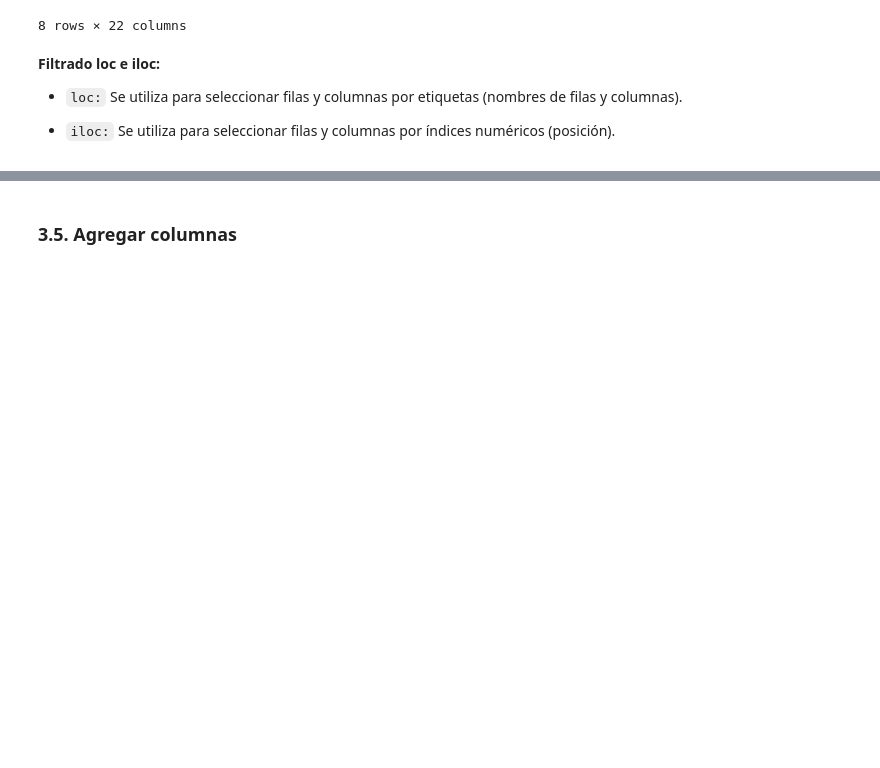
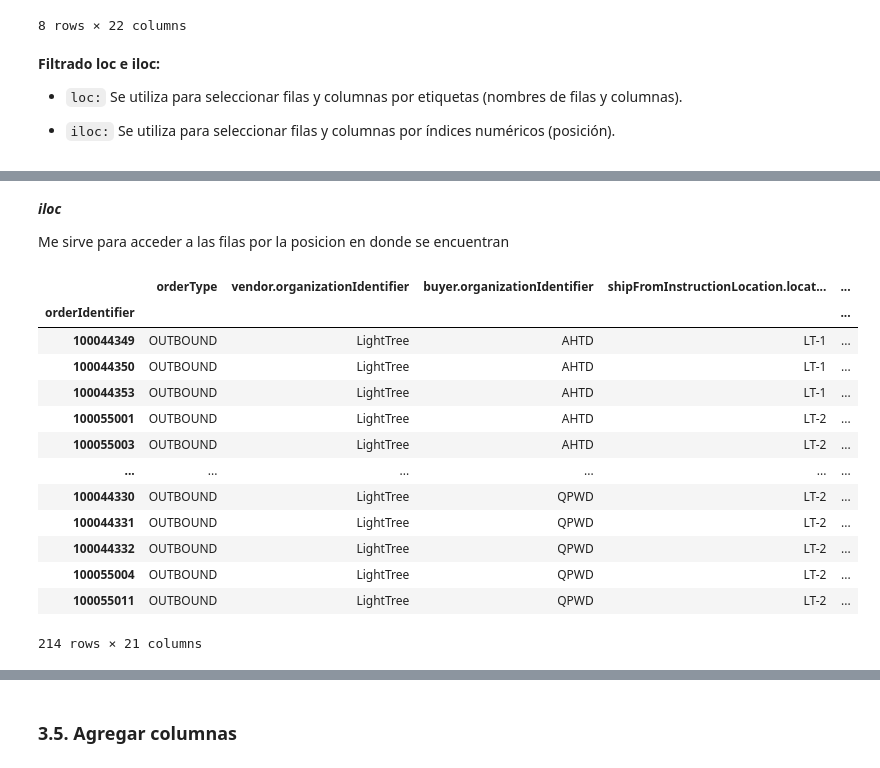
Before and after one commit to cdsaineac/Bootcamp-DS-202604, a Jupyter notebook: Clase 05 - Pandas/intro_pandas.ipynb, the cells around one changed output, grey strips where cells are left out. Cells and saved outputs as stored; diff of their text form; code cells hidden in the pictures; blank space fills up the shorter version.

```diff
--- a/Clase 05 - Pandas/intro_pandas.ipynb
+++ b/Clase 05 - Pandas/intro_pandas.ipynb
@@ -232,0 +326,23 @@ ___iloc___
+# %% [markdown]
+___iloc___
+
+Me sirve para acceder a las filas por la posicion en donde se encuentran
+# %%
+datos_excel.set_index('orderIdentifier', inplace=True)
+# %%
+datos_excel
+# %% [output]
+|  | orderType | vendor.organizationIdentifier | buyer.organizationIdentifier | shipFromInstructionLocation.locat... | ... |
+| orderIdentifier |  |  |  |  | ... |
+| 100044349 | OUTBOUND | LightTree | AHTD | LT-1 | ... |
+| 100044350 | OUTBOUND | LightTree | AHTD | LT-1 | ... |
+| 100044353 | OUTBOUND | LightTree | AHTD | LT-1 | ... |
+| 100055001 | OUTBOUND | LightTree | AHTD | LT-2 | ... |
+| 100055003 | OUTBOUND | LightTree | AHTD | LT-2 | ... |
+| ... | ... | ... | ... | ... | ... |
+| 100044330 | OUTBOUND | LightTree | QPWD | LT-2 | ... |
+| 100044331 | OUTBOUND | LightTree | QPWD | LT-2 | ... |
+| 100044332 | OUTBOUND | LightTree | QPWD | LT-2 | ... |
+| 100055004 | OUTBOUND | LightTree | QPWD | LT-2 | ... |
+| 100055011 | OUTBOUND | LightTree | QPWD | LT-2 | ... |
+214 rows × 21 columns
```
Also changed, not shown: parts of 18 cells of this notebook.
